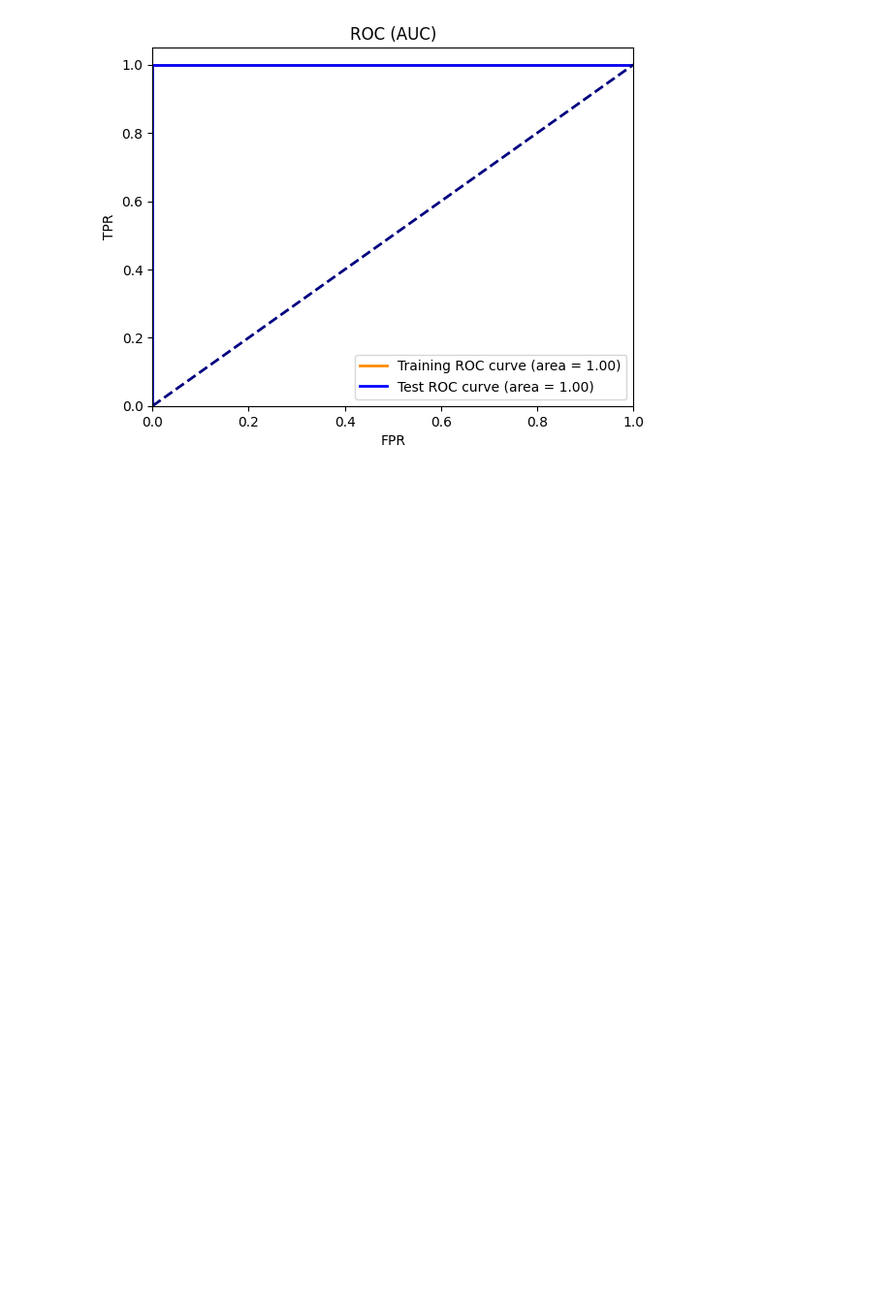
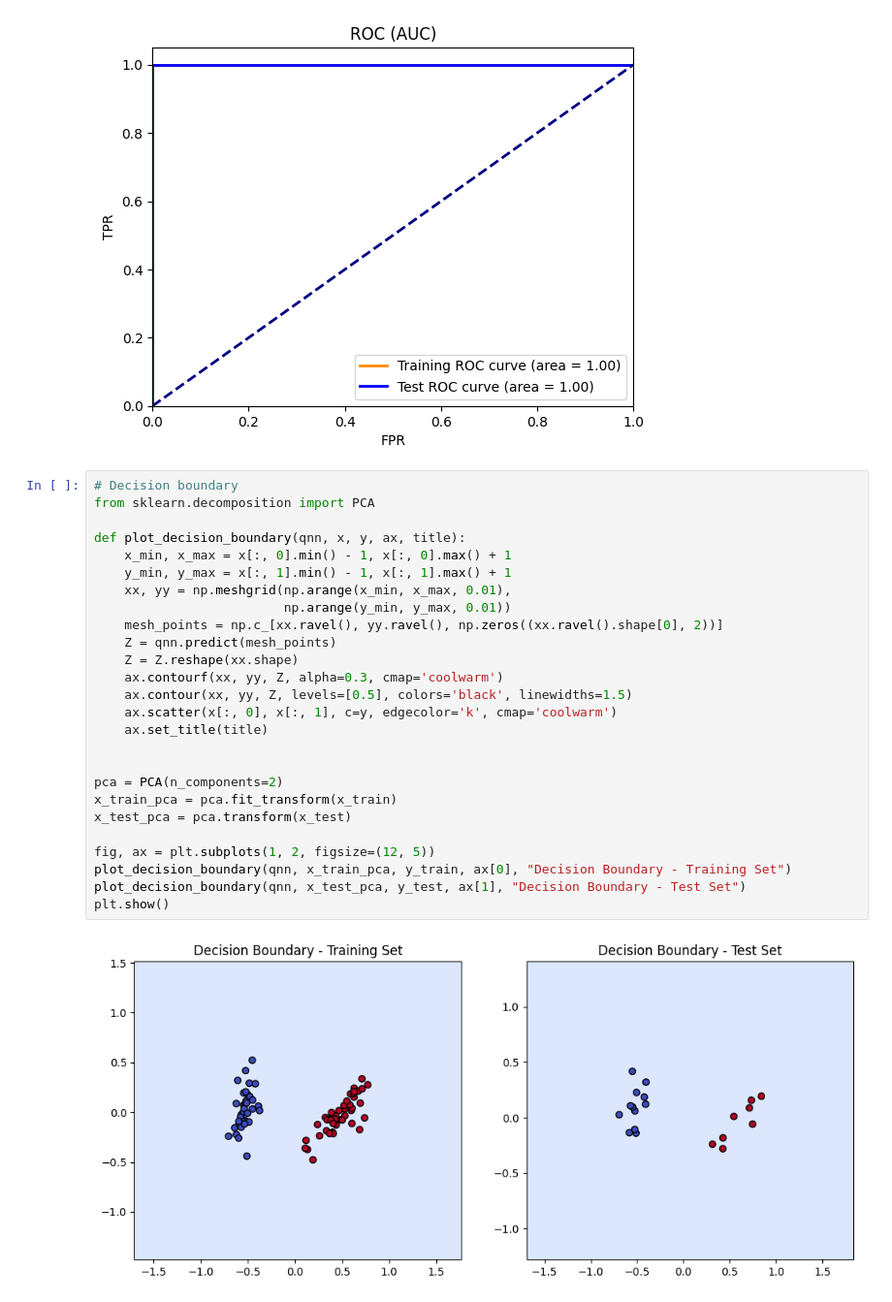
Before and after one commit to Indramawanciputra28/Komputasi-Kuantum, a Jupyter notebook: QNN.ipynb, the cells around one changed output. Shown: that part at 97% size. Saved outputs shown, nothing was run; the diff lists cells and outputs as text; blank space fills up the shorter version.

```diff
--- a/QNN.ipynb
+++ b/QNN.ipynb
@@ -379,3 +354,31 @@ plt.legend(loc="lower right")
 plt.show()
 # %% [output]
 [figure]
+# %%
+# Decision boundary
+from sklearn.decomposition import PCA
+
+def plot_decision_boundary(qnn, x, y, ax, title):
+    x_min, x_max = x[:, 0].min() - 1, x[:, 0].max() + 1
+    y_min, y_max = x[:, 1].min() - 1, x[:, 1].max() + 1
+    xx, yy = np.meshgrid(np.arange(x_min, x_max, 0.01),
+                         np.arange(y_min, y_max, 0.01))
+    mesh_points = np.c_[xx.ravel(), yy.ravel(), np.zeros((xx.ravel().shape[0], 2))]
+    Z = qnn.predict(mesh_points)
+    Z = Z.reshape(xx.shape)
+    ax.contourf(xx, yy, Z, alpha=0.3, cmap='coolwarm')
+    ax.contour(xx, yy, Z, levels=[0.5], colors='black', linewidths=1.5)
+    ax.scatter(x[:, 0], x[:, 1], c=y, edgecolor='k', cmap='coolwarm')
+    ax.set_title(title)
+
+
+pca = PCA(n_components=2)
+x_train_pca = pca.fit_transform(x_train)
+x_test_pca = pca.transform(x_test)
+
+fig, ax = plt.subplots(1, 2, figsize=(12, 5))
+plot_decision_boundary(qnn, x_train_pca, y_train, ax[0], "Decision Boundary - Training Set")
+plot_decision_boundary(qnn, x_test_pca, y_test, ax[1], "Decision Boundary - Test Set")
+plt.show()
+# %% [output]
+[figure, added]
```
Also changed, not shown: parts of 4 cells of this notebook.
